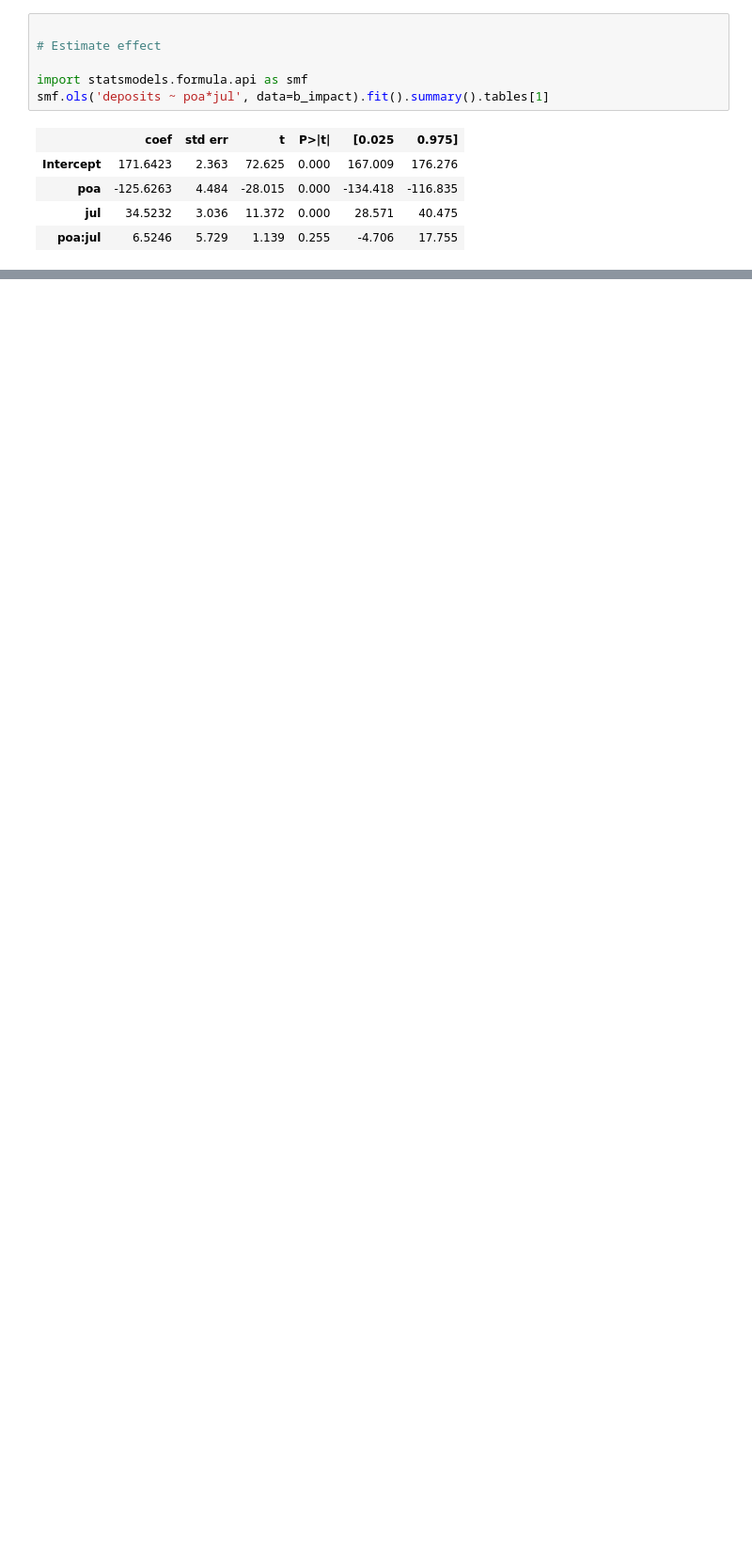
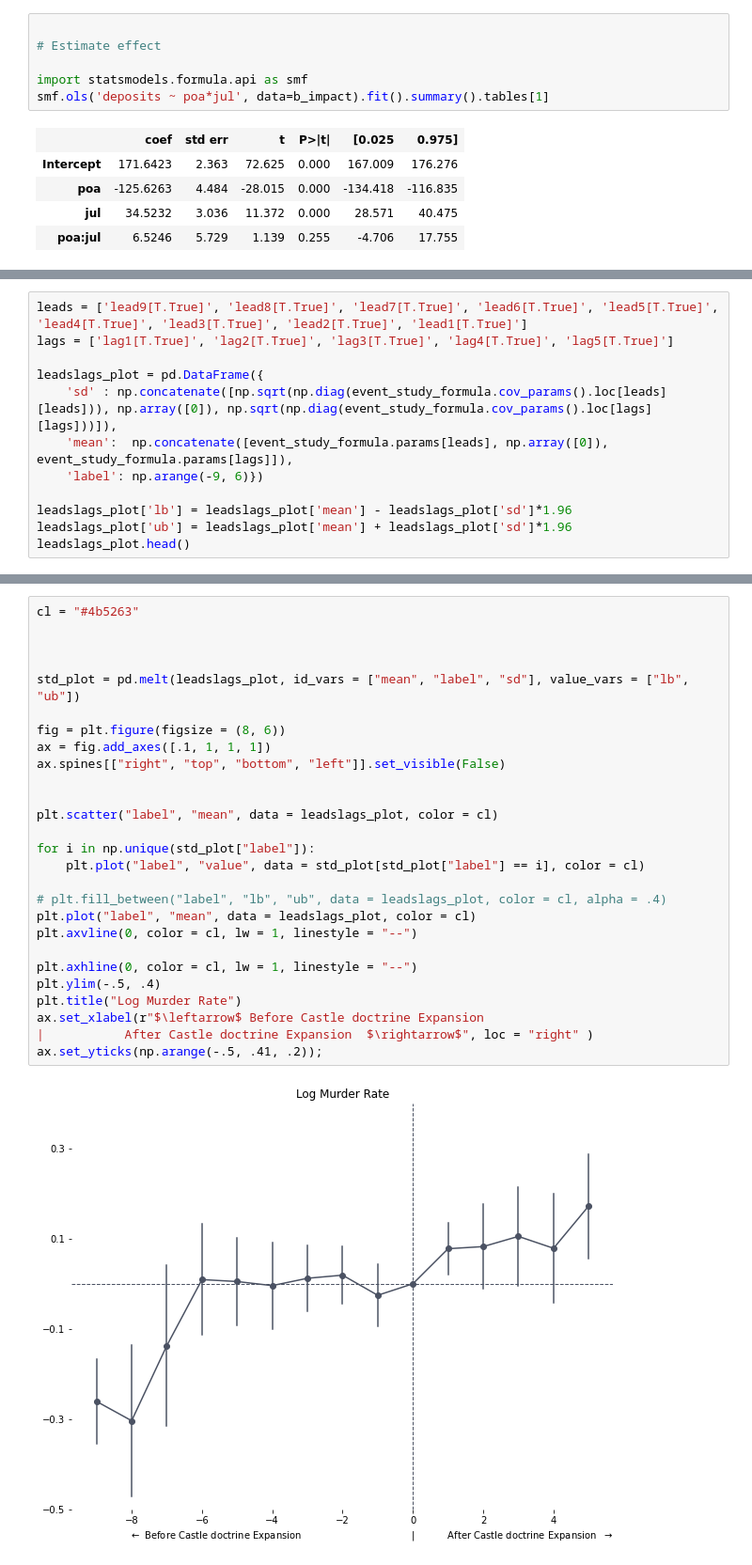
Before and after one commit to alexanderquispe/1REI05, a Jupyter notebook: tutorials/tutorial11/tutorial11.ipynb, the cells around one changed output, grey strips where cells are left out. Shown at 94% size. Saved outputs shown, nothing was run; the diff lists cells and outputs as text; blank space fills up the shorter version.

```diff
--- a/tutorials/tutorial11/tutorial11.ipynb
+++ b/tutorials/tutorial11/tutorial11.ipynb
@@ -135,0 +238,12 @@ smf.ols('deposits ~ poa*jul', data=b_impact).fit().summary().tables[1]
+# %%
+leads = ['lead9[T.True]', 'lead8[T.True]', 'lead7[T.True]', 'lead6[T.True]', 'lead5[T.True]', 'lead4[T.True]', 'lead3[T.True]', 'lead2[T.True]', 'lead1[T.True]']
+lags = ['lag1[T.True]', 'lag2[T.True]', 'lag3[T.True]', 'lag4[T.True]', 'lag5[T.True]']
+
+leadslags_plot = pd.DataFrame({
+    'sd' : np.concatenate([np.sqrt(np.diag(event_study_formula.cov_params().loc[leads][leads])), np.array([0]), np.sqrt(np.diag(event_study_formula.cov_params().loc[lags][lags]))]),
+    'mean':  np.concatenate([event_study_formula.params[leads], np.array([0]), event_study_formula.params[lags]]),
+    'label': np.arange(-9, 6)})
+
+leadslags_plot['lb'] = leadslags_plot['mean'] - leadslags_plot['sd']*1.96
+leadslags_plot['ub'] = leadslags_plot['mean'] + leadslags_plot['sd']*1.96
+leadslags_plot.head()
@@ -135,0 +257,28 @@ smf.ols('deposits ~ poa*jul', data=b_impact).fit().summary().tables[1]
+# %%
+cl = "#4b5263"
+
+
+
+std_plot = pd.melt(leadslags_plot, id_vars = ["mean", "label", "sd"], value_vars = ["lb", "ub"])
+
+fig = plt.figure(figsize = (8, 6))
+ax = fig.add_axes([.1, 1, 1, 1])
+ax.spines[["right", "top", "bottom", "left"]].set_visible(False)
+
+
+plt.scatter("label", "mean", data = leadslags_plot, color = cl)
+
+for i in np.unique(std_plot["label"]):
+    plt.plot("label", "value", data = std_plot[std_plot["label"] == i], color = cl)
+
+# plt.fill_between("label", "lb", "ub", data = leadslags_plot, color = cl, alpha = .4)
+plt.plot("label", "mean", data = leadslags_plot, color = cl)
+plt.axvline(0, color = cl, lw = 1, linestyle = "--")
+
+plt.axhline(0, color = cl, lw = 1, linestyle = "--")
+plt.ylim(-.5, .4)
+plt.title("Log Murder Rate")
+ax.set_xlabel(r"$\leftarrow$ Before Castle doctrine Expansion                                     |           After Castle doctrine Expansion  $\rightarrow$", loc = "right" )
+ax.set_yticks(np.arange(-.5, .41, .2));
+# %% [output]
+[figure, added]
```
Also changed, not shown: parts of 10 cells of this notebook.
